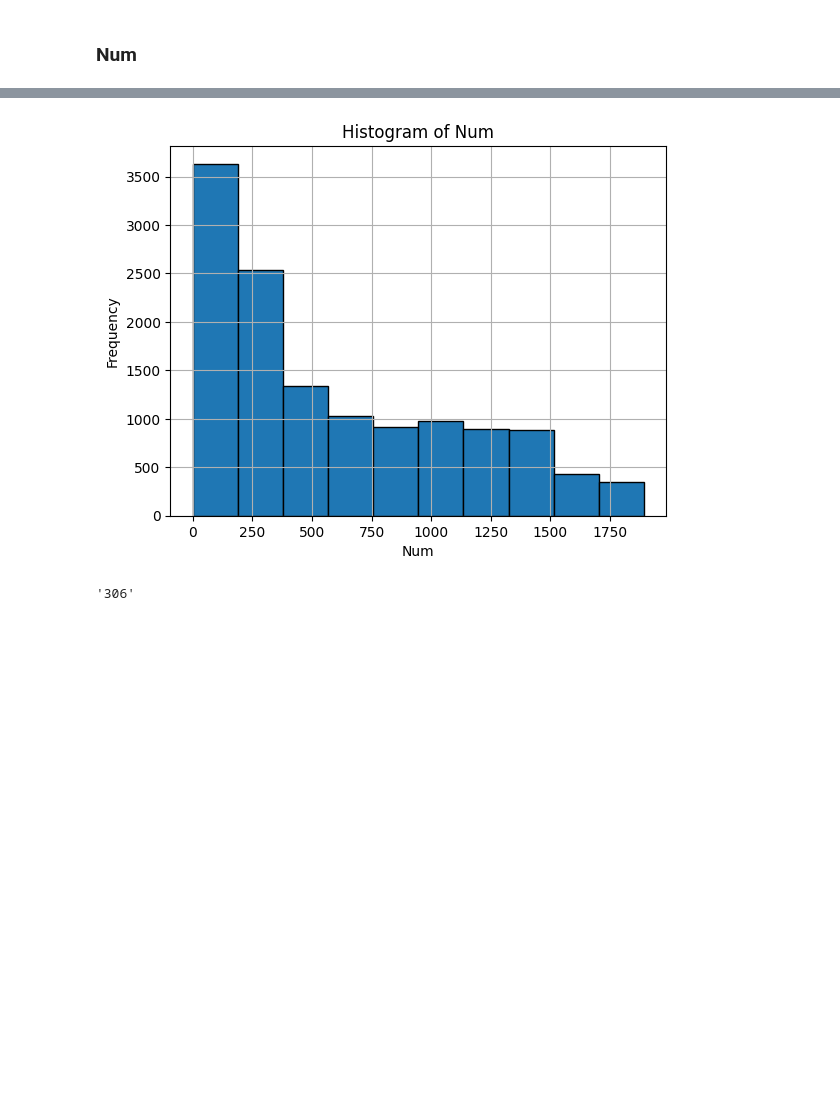
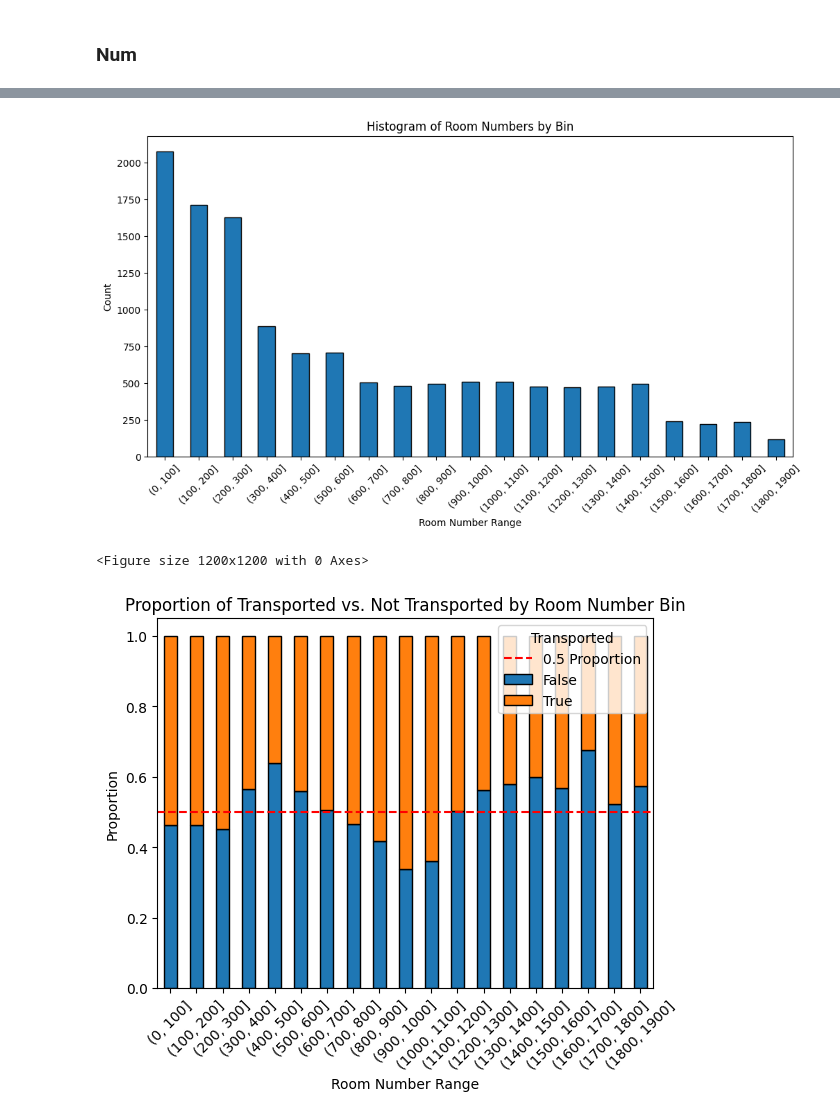
Before and after one commit to BigEd12/Spaceship-Titanic, a Jupyter notebook: notebooks/data_preproc/data_preproc_2.ipynb, the cells around one changed output, grey strips where cells are left out. Saved outputs shown, nothing was run; the diff lists cells and outputs as text; code cells hidden in the pictures; blank space fills up the shorter version.

```diff
--- a/notebooks/data_preproc/data_preproc_2.ipynb
+++ b/notebooks/data_preproc/data_preproc_2.ipynb
@@ -369,30 +382,38 @@ The number of missing Num values after imputing with mode is: 0
-# %%
-df['Num'].hist(bins=10, edgecolor='black')
-plt.title('Histogram of Num')
-plt.xlabel('Num')
-plt.ylabel('Frequency')
-plt.show()
-# %% [output]
-[figure, removed]
-# %%
-def cabin_deck_categorize(cabin_deck):
-    if cabin_deck == 'A':
-        return 0
-    elif cabin_deck == 'B':
-        return 1
-    elif cabin_deck == 'C':
-        return 2
-    elif cabin_deck == 'D':
-        return 3
-    elif cabin_deck == 'E':
-        return 4
-    elif cabin_deck == 'F':
-        return 5
-    elif cabin_deck == 'G':
-        return 6
-    else:
-        return 7
-
-df_v7['Cabin_deckGroup'] = df_v7['Cabin_deck'].apply(lambda x: cabin_deck_categorize(x))
-# %% [output]
-'306'
+# %%
+bin_edges = list(range(0, df['Num'].max() + 100, 100))
+
+# Create a new column for the bins
+df['Num_Bin'] = pd.cut(df['Num'], bins=bin_edges)
+
+# Count the number of entries in each bin
+bin_counts = df['Num_Bin'].value_counts().sort_index()
+
+# Plot histogram of counts per bin
+plt.figure(figsize=(12, 6))
+bin_counts.plot(kind='bar', edgecolor='black')
+plt.title('Histogram of Room Numbers by Bin')
+plt.xlabel('Room Number Range')
+plt.ylabel('Count')
+plt.xticks(rotation=45)
+plt.show()
+
+# Group by bins and Transported status
+bin_transport_counts = df.groupby(['Num_Bin', 'Transported']).size().unstack().fillna(0)
+
+# Calculate proportions
+bin_transport_proportions = bin_transport_counts.div(bin_transport_counts.sum(axis=1), axis=0)
+
+# Plot histogram with Transported vs. Not Transported as proportions
+plt.figure(figsize=(12, 12))
+bin_transport_proportions.plot(kind='bar', stacked=True, edgecolor='black')
+plt.axhline(y=0.5, color='red', linestyle='--', linewidth=1.5, label='0.5 Proportion')
+plt.title('Proportion of Transported vs. Not Transported by Room Number Bin')
+plt.xlabel('Room Number Range')
+plt.ylabel('Proportion')
+plt.xticks(rotation=45)
+plt.legend(title='Transported')
+plt.show()
+# %% [output]
+[figure, added]
+<Figure size 1200x1200 with 0 Axes>
+[figure, added]
```
Also changed, not shown: parts of 12 cells of this notebook.
